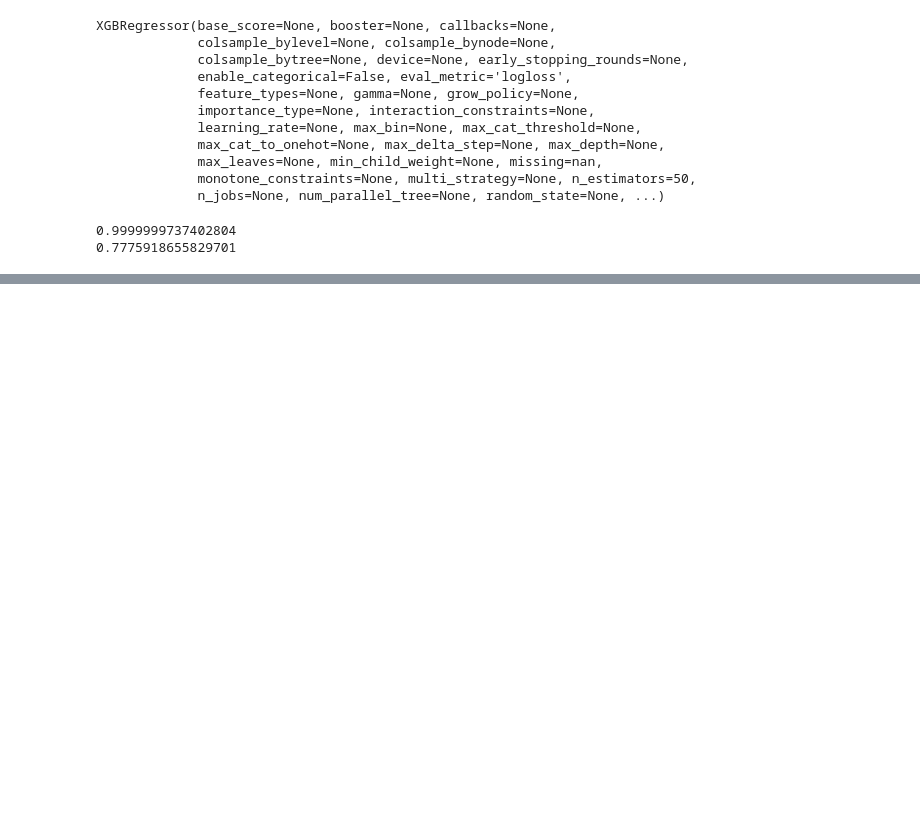
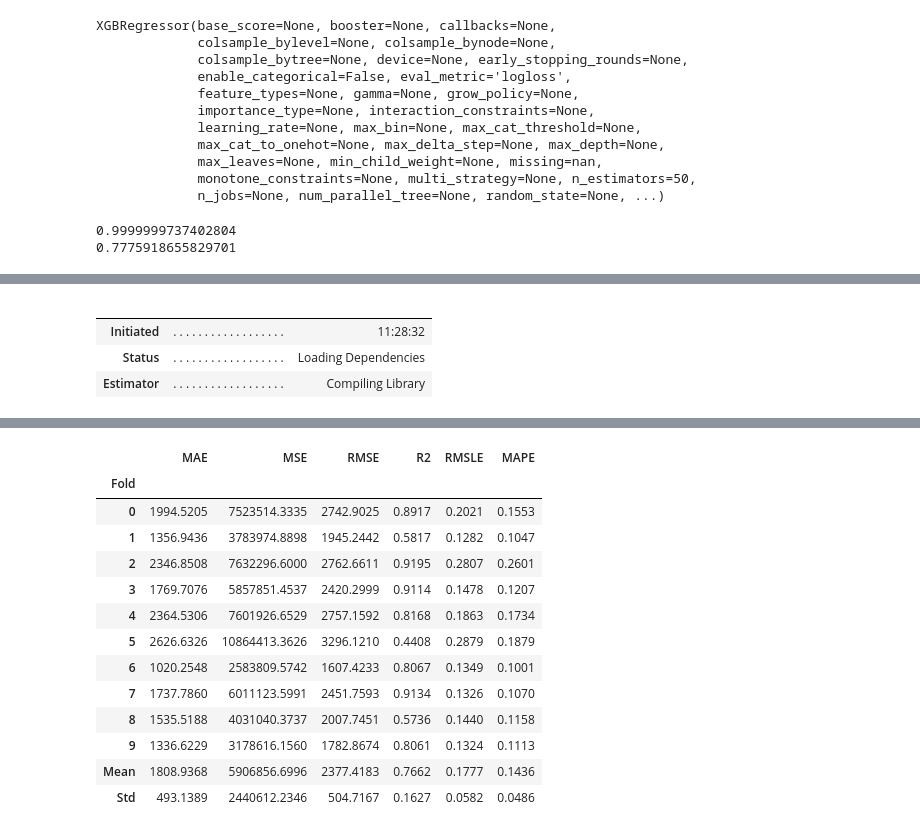
Before and after one commit to ueno-cmd/test_datascience, a Jupyter notebook: automobile_ml.ipynb, the cells around one changed output, grey strips where cells are left out. Cells and saved outputs as stored; diff of their text form; code cells hidden in the pictures; blank space fills up the shorter version.

```diff
--- a/automobile_ml.ipynb
+++ b/automobile_ml.ipynb
@@ -142,0 +204,8 @@ print(xgb.score(X_test, y_test))
+# %%
+model = create_model("et")
+# %% [output]
+|  |  |  |
+|  |  |  |
+| Initiated | . . . . . . . . . . . . . . . . . . | 11:28:32 |
+| Status | . . . . . . . . . . . . . . . . . . | Loading Dependencies |
+| Estimator | . . . . . . . . . . . . . . . . . . | Compiling Library |
@@ -142,0 +213,14 @@ print(xgb.score(X_test, y_test))
+|  | MAE | MSE | RMSE | R2 | RMSLE | MAPE |
+| Fold |  |  |  |  |  |  |
+| 0 | 1994.5205 | 7523514.3335 | 2742.9025 | 0.8917 | 0.2021 | 0.1553 |
+| 1 | 1356.9436 | 3783974.8898 | 1945.2442 | 0.5817 | 0.1282 | 0.1047 |
+| 2 | 2346.8508 | 7632296.6000 | 2762.6611 | 0.9195 | 0.2807 | 0.2601 |
+| 3 | 1769.7076 | 5857851.4537 | 2420.2999 | 0.9114 | 0.1478 | 0.1207 |
+| 4 | 2364.5306 | 7601926.6529 | 2757.1592 | 0.8168 | 0.1863 | 0.1734 |
+| 5 | 2626.6326 | 10864413.3626 | 3296.1210 | 0.4408 | 0.2879 | 0.1879 |
+| 6 | 1020.2548 | 2583809.5742 | 1607.4233 | 0.8067 | 0.1349 | 0.1001 |
+| 7 | 1737.7860 | 6011123.5991 | 2451.7593 | 0.9134 | 0.1326 | 0.1070 |
+| 8 | 1535.5188 | 4031040.3737 | 2007.7451 | 0.5736 | 0.1440 | 0.1158 |
+| 9 | 1336.6229 | 3178616.1560 | 1782.8674 | 0.8061 | 0.1324 | 0.1113 |
+| Mean | 1808.9368 | 5906856.6996 | 2377.4183 | 0.7662 | 0.1777 | 0.1436 |
+| Std | 493.1389 | 2440612.2346 | 504.7167 | 0.1627 | 0.0582 | 0.0486 |
```
Also changed, not shown: parts of 11 cells of this notebook, 1 other file.
